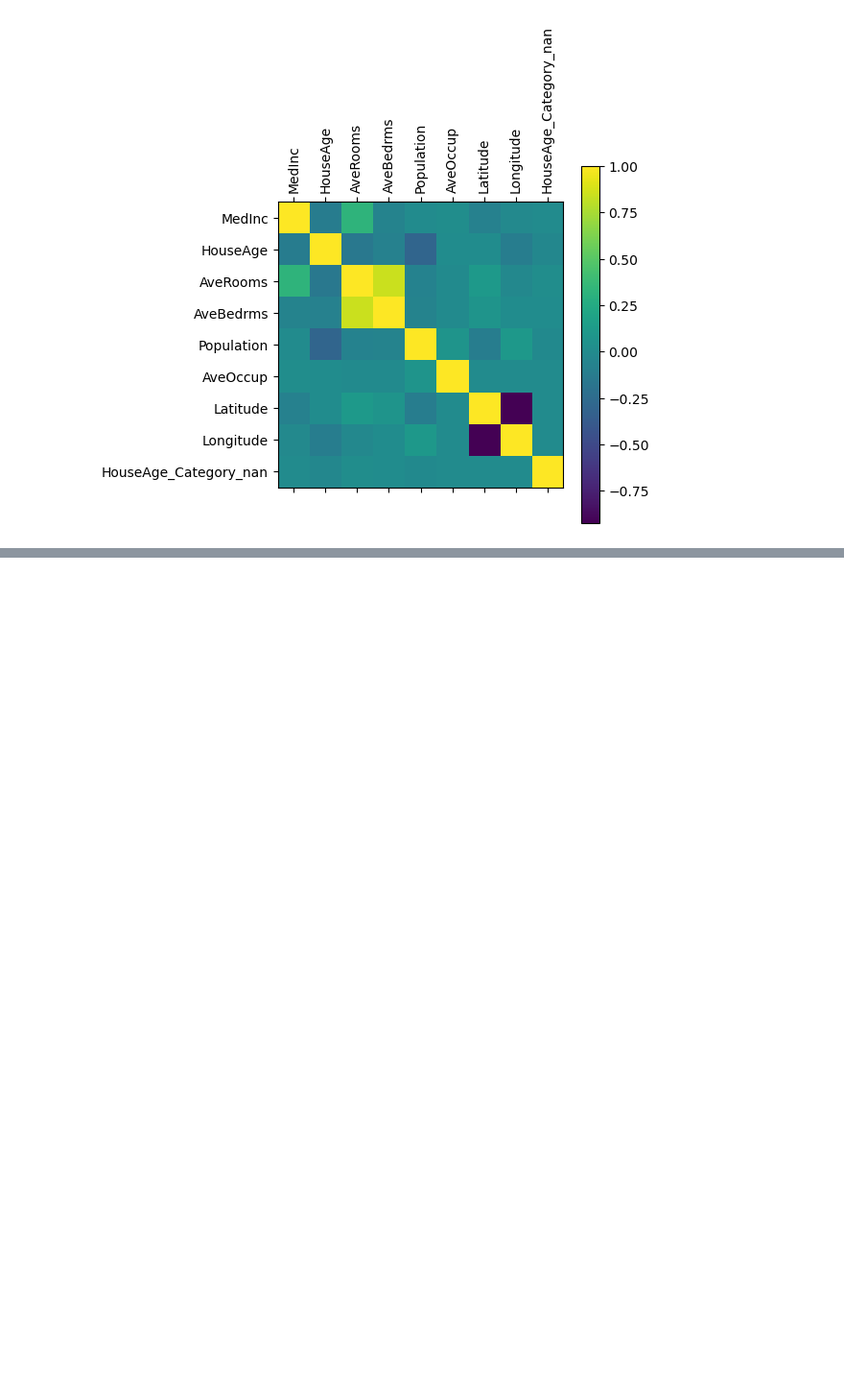
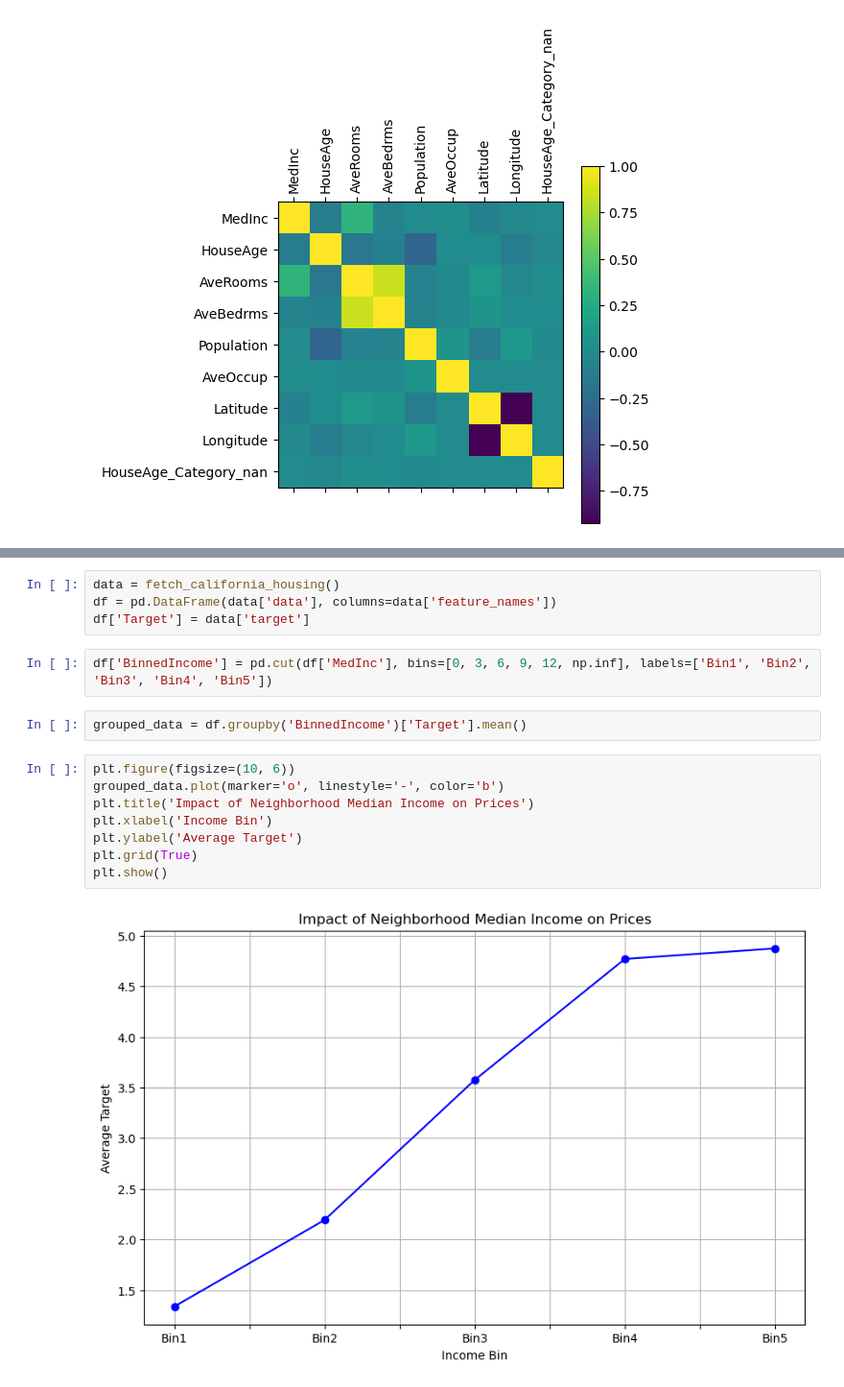
Before and after one commit to k0ren0/DI-Bootcamp-TTA8, a Jupyter notebook: week5/day5/XP-exercises/Exercises-Mini-project.ipynb, the cells around one changed output, grey strips where cells are left out. Shown: that part at 96% size. Saved outputs shown, nothing was run; the diff lists cells and outputs as text; blank space fills up the shorter version.

```diff
--- a/week5/day5/XP-exercises/Exercises-Mini-project.ipynb
+++ b/week5/day5/XP-exercises/Exercises-Mini-project.ipynb
@@ -126,0 +151,18 @@ df.head()
+# %%
+data = fetch_california_housing()
+df = pd.DataFrame(data['data'], columns=data['feature_names'])
+df['Target'] = data['target']
+# %%
+df['BinnedIncome'] = pd.cut(df['MedInc'], bins=[0, 3, 6, 9, 12, np.inf], labels=['Bin1', 'Bin2', 'Bin3', 'Bin4', 'Bin5'])
+# %%
+grouped_data = df.groupby('BinnedIncome')['Target'].mean()
+# %%
+plt.figure(figsize=(10, 6))
+grouped_data.plot(marker='o', linestyle='-', color='b')
+plt.title('Impact of Neighborhood Median Income on Prices')
+plt.xlabel('Income Bin')
+plt.ylabel('Average Target')
+plt.grid(True)
+plt.show()
+# %% [output]
+[figure, added]
```
Also changed, not shown: parts of 11 cells of this notebook, 3 other files.
